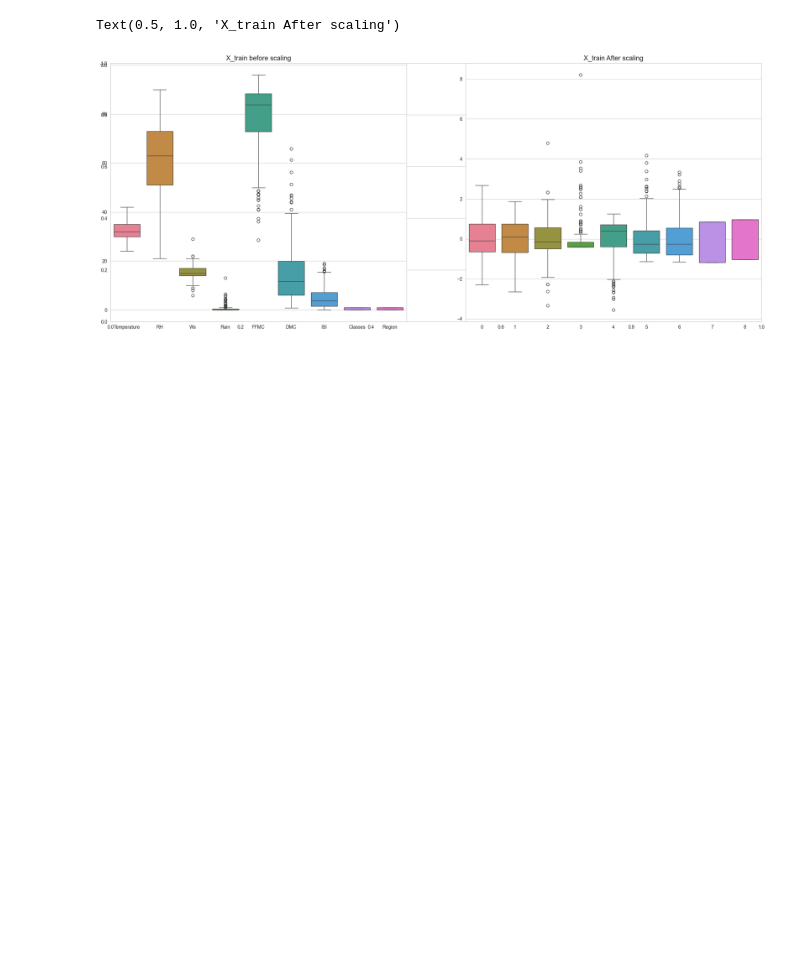
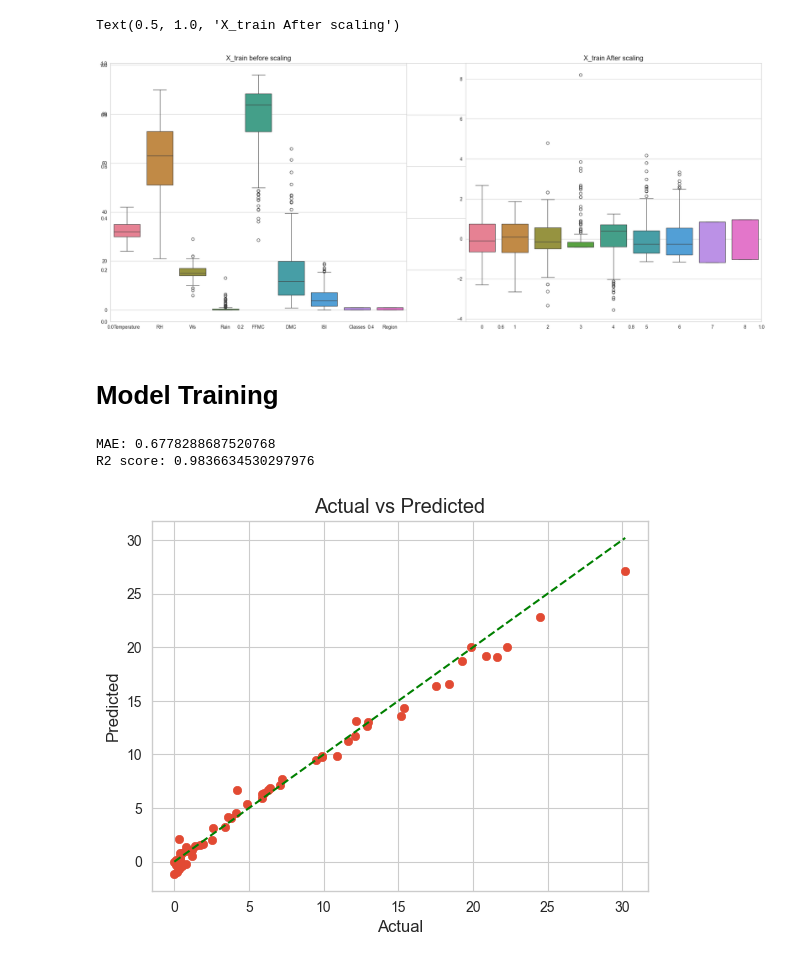
Before and after one commit to ak-pydev/python_practice, a Jupyter notebook: machine-learning/ridgeLasso/ridgeLasso.ipynb, the cells around one changed output. Drawn from its saved outputs; the diff is of its cells as text; code cells hidden in the pictures; blank space fills up the shorter version.

Commit message:
model training for linear rg,ridge,lasso,ElasticNet.

```diff
--- a/machine-learning/ridgeLasso/ridgeLasso.ipynb
+++ b/machine-learning/ridgeLasso/ridgeLasso.ipynb
@@ -423,3 +423,31 @@ plt.title("X_train After scaling")
 # %% [output]
 Text(0.5, 1.0, 'X_train After scaling')
 [figure]
+# %% [markdown]
+# Model Training
+# %%
+# Linear Regression
+from sklearn.linear_model import LinearRegression
+from sklearn.metrics import mean_absolute_error
+from sklearn.metrics import r2_score
+
+linearg = LinearRegression()
+linearg.fit(X_train_scaled,y_train)
+y_pred = linearg.predict(X_test_scaled)
+mae = mean_absolute_error(y_test,y_pred)
+score = r2_score(y_test,y_pred)
+
+print(f"MAE: {mae}")
+print(f"R2 score: {score}")
+
+plt.scatter(y_test, y_pred)
+plt.plot([min(y_test), max(y_test)], [min(y_test), max(y_test)], color='green', linestyle='--')  # identity line
+plt.xlabel("Actual")
+plt.ylabel("Predicted")
+plt.title("Actual vs Predicted")
+plt.grid(True)
+plt.show()
+# %% [output]
+MAE: 0.6778288687520768
+R2 score: 0.9836634530297976
+[figure, added]
```
Also changed, not shown: parts of 10 cells of this notebook.
